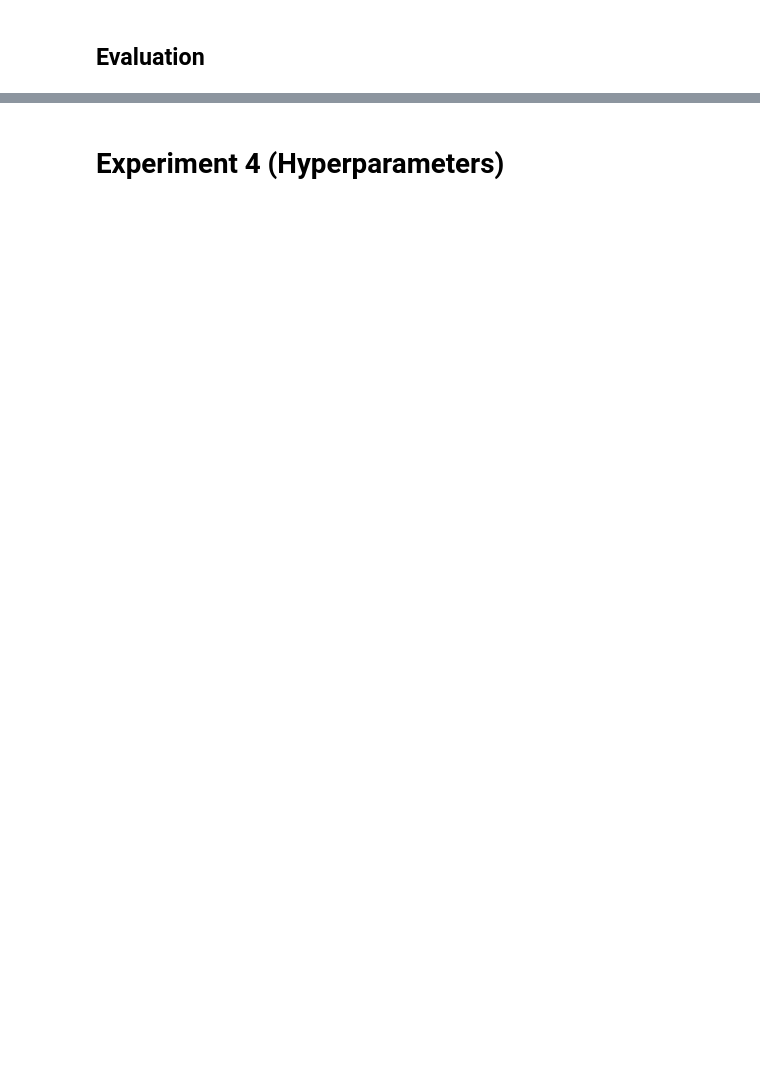
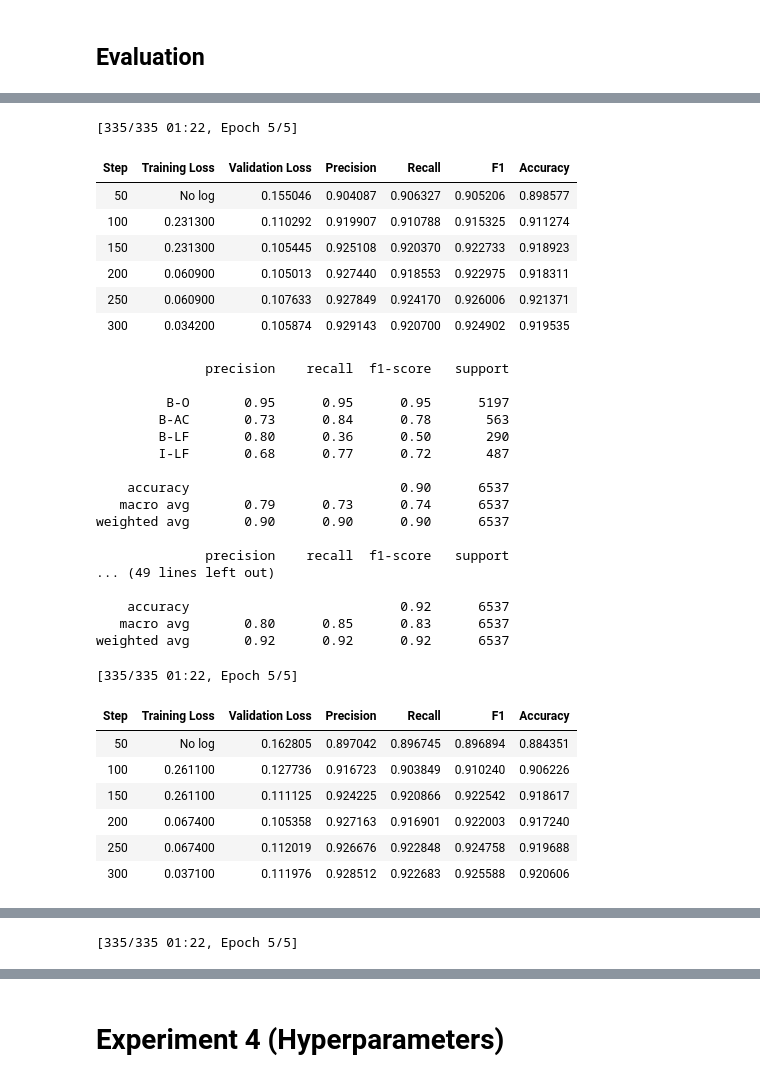
Before and after one commit to SurtMcGert/Abbreviation-detection-in-text, a Jupyter notebook: NLP-Coursework.ipynb, the cells around one changed output, grey strips where cells are left out. Drawn from its saved outputs; the diff is of its cells as text; code cells hidden in the pictures; blank space fills up the shorter version.

```diff
--- a/NLP-Coursework.ipynb
+++ b/NLP-Coursework.ipynb
@@ -152,2 +335,0 @@ print(label_list)
-# %%
-tags = replace_numbers_with_tags(tags, label_list)
@@ -307,12 +460,12 @@ batch_size = 16
 args = TrainingArguments(
     f"{model_name}-finetuned-{task}",
     evaluation_strategy ='steps',
-    eval_steps = 1000,
+    eval_steps = 100,
     logging_steps = 100,
     save_total_limit = 1,
     learning_rate=2e-5,
     per_device_train_batch_size=batch_size,
-    per_device_eval_batch_size=4,
+    per_device_eval_batch_size=1,
     num_train_epochs=1,
     weight_decay=0.001,
     save_steps=1000,
@@ -325,6 +478,6 @@ from transformers import DataCollatorForTokenClassification
 from datasets import load_metric
 data_collator = DataCollatorForTokenClassification(tokenizer)
 metric = load_metric("seqeval")
-labels = [label_list[i] for i in example[f"{task}_tags"]]
-metric.compute(predictions=[labels], references=[labels])
+# labels = [label_list[i] for i in example[f"{task}_tags"]]
+# metric.compute(predictions=[labels], references=[labels])
 # %% [output]
@@ -413,0 +629,11 @@ BERTtrainer.evaluate() ## Final Evaluation on the validation set
+# %%
+model = AutoModelForTokenClassification.from_pretrained("model_saves\\BERT_save", num_labels=len(label_list))
+BERTtrainer = Trainer(
+    model,
+    args,
+    train_dataset=tokenized_datasets["train"],
+    eval_dataset=tokenized_datasets["validation"],
+    data_collator=data_collator,
+    tokenizer=tokenizer,
+    compute_metrics=compute_metrics,
+)
@@ -413,0 +906,58 @@ BERTtrainer.evaluate() ## Final Evaluation on the validation set
+# %%
+BERTtrainer_CE.train()
+BERTtrainer_CE.model.save_pretrained("/kaggle/working/BERT_CE_save")
+BERTtrainer_CE = None
+torch.cuda.empty_cache()
+gc.collect()
+
+BERTtrainer_MLSML.train()
+BERTtrainer_MLSML.model.save_pretrained("/kaggle/working/BERT_MLSML_save")
+BERTtrainer_MLSML = None
+torch.cuda.empty_cache()
+gc.collect()
+
+BERTtrainer_KLDiv.train()
+BERTtrainer_KLDiv.model.save_pretrained("/kaggle/working/BERT_KLDiv_save")
+BERTtrainer_KLDiv = None
+torch.cuda.empty_cache()
+gc.collect()
+
+BERTtrainer_MSE.train()
+BERTtrainer_MSE.model.save_pretrained("/kaggle/working/BERT_MSE_save")
+BERTtrainer_MSE = None
+torch.cuda.empty_cache()
+gc.collect()
+# %% [output]
+[335/335 01:22, Epoch 5/5]
+| Step | Training Loss | Validation Loss | Precision | Recall | F1 | Accuracy |
+| 50 | No log | 0.155046 | 0.904087 | 0.906327 | 0.905206 | 0.898577 |
+| 100 | 0.231300 | 0.110292 | 0.919907 | 0.910788 | 0.915325 | 0.911274 |
+| 150 | 0.231300 | 0.105445 | 0.925108 | 0.920370 | 0.922733 | 0.918923 |
+| 200 | 0.060900 | 0.105013 | 0.927440 | 0.918553 | 0.922975 | 0.918311 |
+| 250 | 0.060900 | 0.107633 | 0.927849 | 0.924170 | 0.926006 | 0.921371 |
+| 300 | 0.034200 | 0.105874 | 0.929143 | 0.920700 | 0.924902 | 0.919535 |
+              precision    recall  f1-score   support
+
+         B-O       0.95      0.95      0.95      5197
+        B-AC       0.73      0.84      0.78       563
+        B-LF       0.80      0.36      0.50       290
+        I-LF       0.68      0.77      0.72       487
+
+    accuracy                           0.90      6537
+   macro avg       0.79      0.73      0.74      6537
+weighted avg       0.90      0.90      0.90      6537
+
+              precision    recall  f1-score   support
+... (49 lines left out)
+
+    accuracy                           0.92      6537
+   macro avg       0.80      0.85      0.83      6537
+weighted avg       0.92      0.92      0.92      6537
+[335/335 01:22, Epoch 5/5]
+| Step | Training Loss | Validation Loss | Precision | Recall | F1 | Accuracy |
+| 50 | No log | 0.162805 | 0.897042 | 0.896745 | 0.896894 | 0.884351 |
+| 100 | 0.261100 | 0.127736 | 0.916723 | 0.903849 | 0.910240 | 0.906226 |
+| 150 | 0.261100 | 0.111125 | 0.924225 | 0.920866 | 0.922542 | 0.918617 |
+| 200 | 0.067400 | 0.105358 | 0.927163 | 0.916901 | 0.922003 | 0.917240 |
+| 250 | 0.067400 | 0.112019 | 0.926676 | 0.922848 | 0.924758 | 0.919688 |
+| 300 | 0.037100 | 0.111976 | 0.928512 | 0.922683 | 0.925588 | 0.920606 |
@@ -413,0 +981 @@ BERTtrainer.evaluate() ## Final Evaluation on the validation set
+[335/335 01:22, Epoch 5/5]
```
Also changed, not shown: parts of 144 cells of this notebook, 2 other files.
